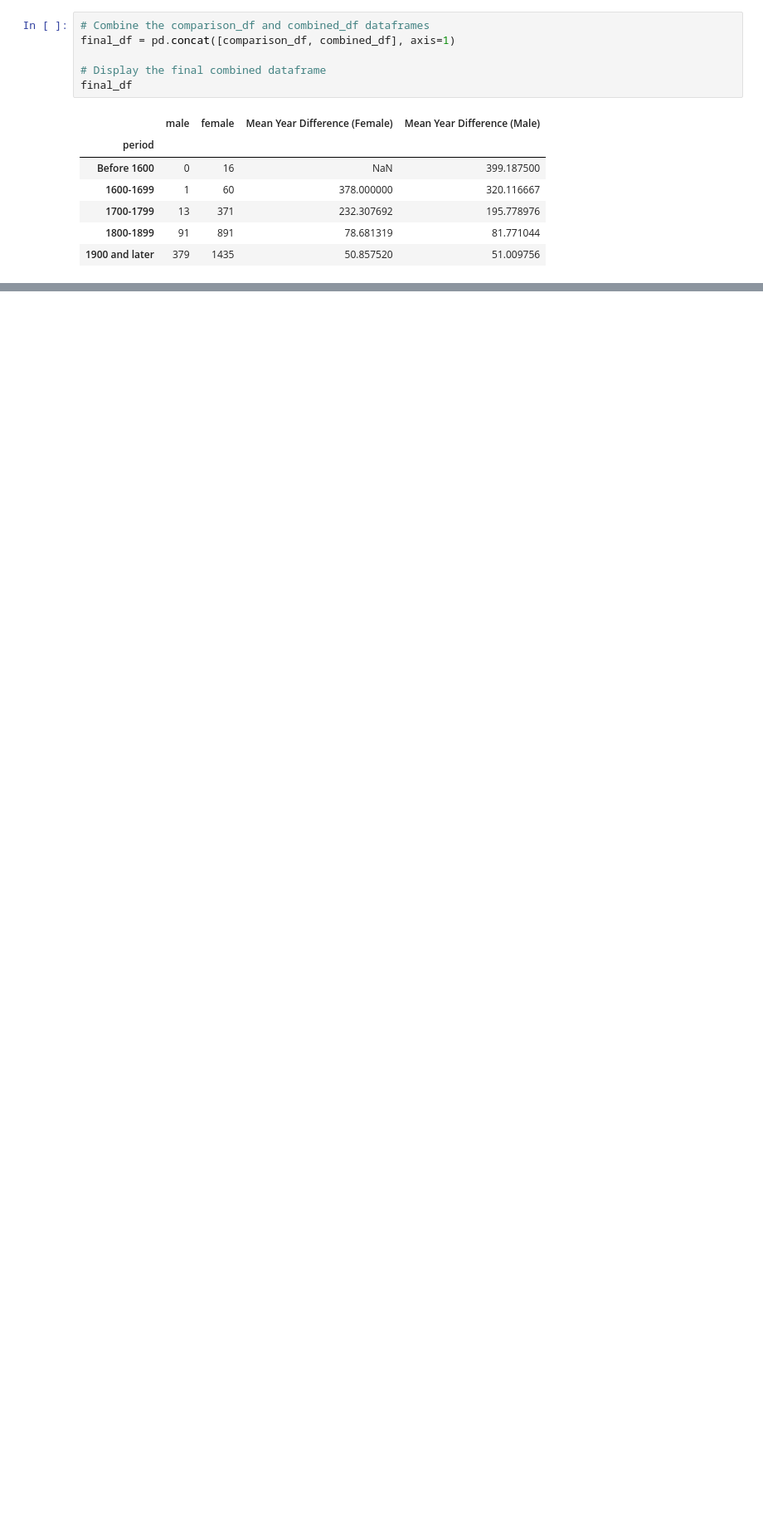
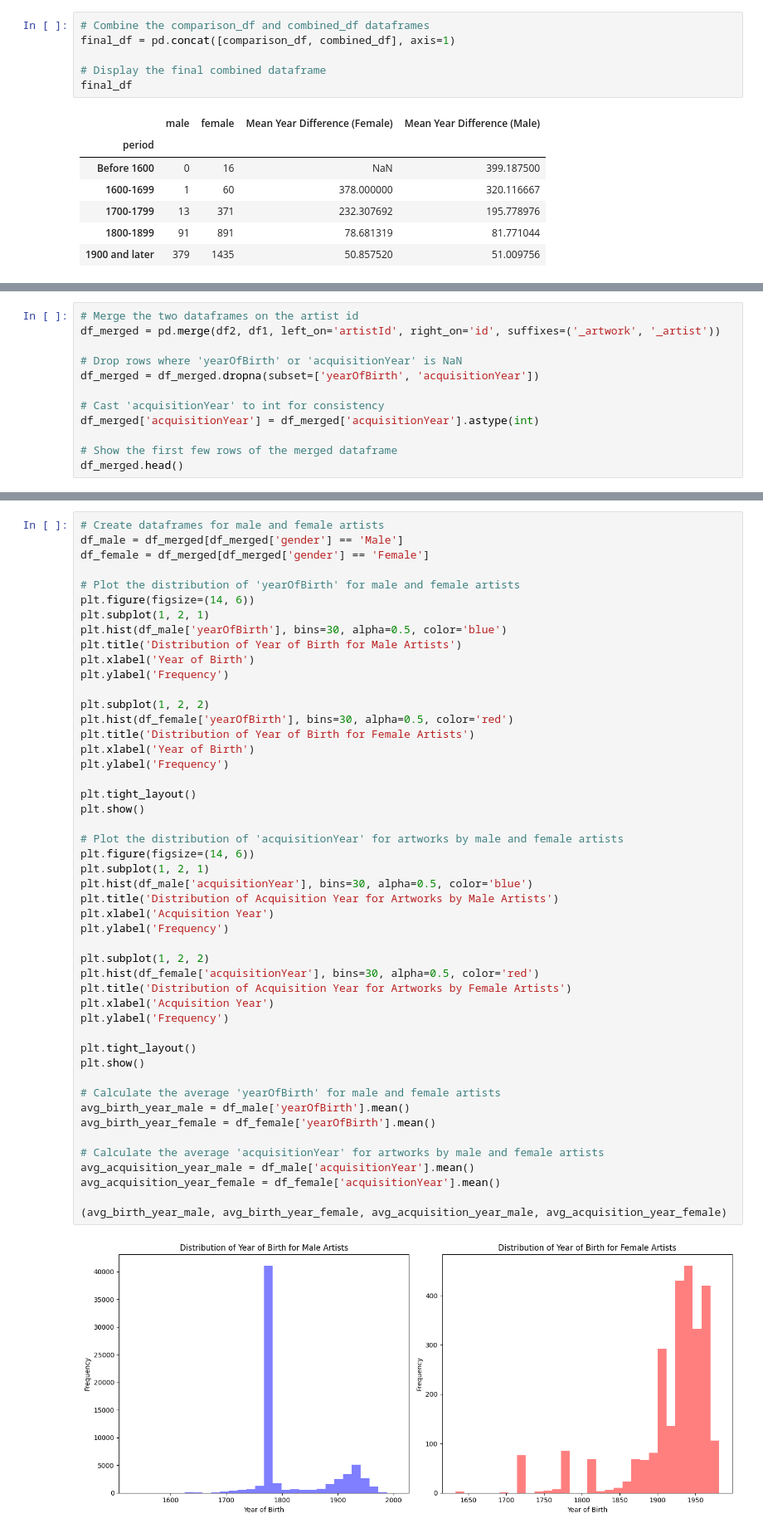
Before and after one commit to jennylzx/dissertation, a Jupyter notebook: notebooks/Tate_acquisitionYear.ipynb, the cells around one changed output, grey strips where cells are left out. Shown at 83% size. Saved outputs shown, nothing was run; the diff lists cells and outputs as text; blank space fills up the shorter version.

```diff
--- a/notebooks/Tate_acquisitionYear.ipynb
+++ b/notebooks/Tate_acquisitionYear.ipynb
@@ -310,0 +315,12 @@ plt.show()
+# %%
+# Merge the two dataframes on the artist id
+df_merged = pd.merge(df2, df1, left_on='artistId', right_on='id', suffixes=('_artwork', '_artist'))
+
+# Drop rows where 'yearOfBirth' or 'acquisitionYear' is NaN
+df_merged = df_merged.dropna(subset=['yearOfBirth', 'acquisitionYear'])
+
+# Cast 'acquisitionYear' to int for consistency
+df_merged['acquisitionYear'] = df_merged['acquisitionYear'].astype(int)
+
+# Show the first few rows of the merged dataframe
+df_merged.head()
@@ -310,0 +337,50 @@ plt.show()
+# %%
+# Create dataframes for male and female artists
+df_male = df_merged[df_merged['gender'] == 'Male']
+df_female = df_merged[df_merged['gender'] == 'Female']
+
+# Plot the distribution of 'yearOfBirth' for male and female artists
+plt.figure(figsize=(14, 6))
+plt.subplot(1, 2, 1)
+plt.hist(df_male['yearOfBirth'], bins=30, alpha=0.5, color='blue')
+plt.title('Distribution of Year of Birth for Male Artists')
+plt.xlabel('Year of Birth')
+plt.ylabel('Frequency')
+
+plt.subplot(1, 2, 2)
+plt.hist(df_female['yearOfBirth'], bins=30, alpha=0.5, color='red')
+plt.title('Distribution of Year of Birth for Female Artists')
+plt.xlabel('Year of Birth')
+plt.ylabel('Frequency')
+
+plt.tight_layout()
+plt.show()
+
+# Plot the distribution of 'acquisitionYear' for artworks by male and female artists
+plt.figure(figsize=(14, 6))
+plt.subplot(1, 2, 1)
+plt.hist(df_male['acquisitionYear'], bins=30, alpha=0.5, color='blue')
+plt.title('Distribution of Acquisition Year for Artworks by Male Artists')
+plt.xlabel('Acquisition Year')
+plt.ylabel('Frequency')
+
+plt.subplot(1, 2, 2)
+plt.hist(df_female['acquisitionYear'], bins=30, alpha=0.5, color='red')
+plt.title('Distribution of Acquisition Year for Artworks by Female Artists')
+plt.xlabel('Acquisition Year')
+plt.ylabel('Frequency')
+
+plt.tight_layout()
+plt.show()
+
+# Calculate the average 'yearOfBirth' for male and female artists
+avg_birth_year_male = df_male['yearOfBirth'].mean()
+avg_birth_year_female = df_female['yearOfBirth'].mean()
+
+# Calculate the average 'acquisitionYear' for artworks by male and female artists
+avg_acquisition_year_male = df_male['acquisitionYear'].mean()
+avg_acquisition_year_female = df_female['acquisitionYear'].mean()
+
+(avg_birth_year_male, avg_birth_year_female, avg_acquisition_year_male, avg_acquisition_year_female)
+# %% [output]
+[figure, added]
```
Also changed, not shown: parts of 8 cells of this notebook.
